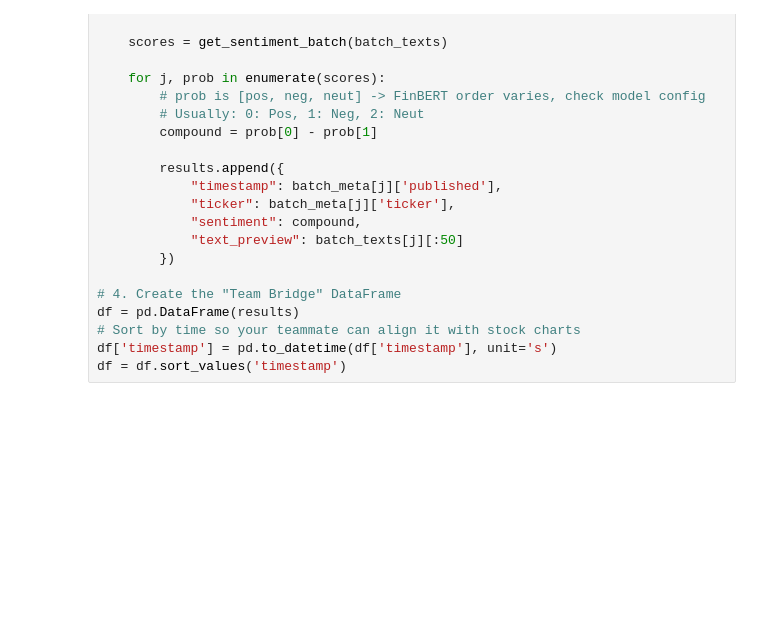
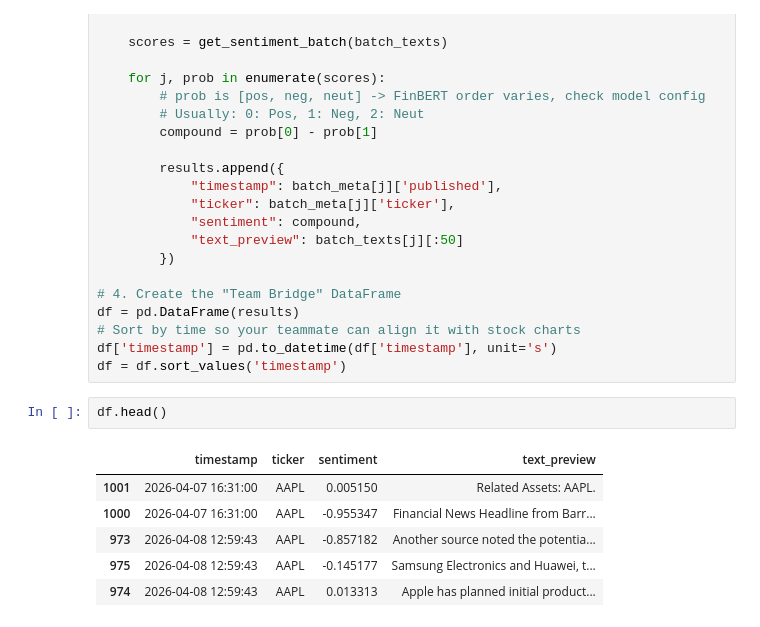
Before and after one commit to UtsNlpGroup/FinInsightAI, a Jupyter notebook: notebooks/sentiment.ipynb, the cells around one changed output. Saved outputs shown, nothing was run; the diff lists cells and outputs as text; blank space fills up the shorter version.

Commit message:
sentiment analysis

```diff
--- a/notebooks/sentiment.ipynb
+++ b/notebooks/sentiment.ipynb
@@ -595,3 +590,12 @@ df = pd.DataFrame(results)
 # Sort by time so your teammate can align it with stock charts
 df['timestamp'] = pd.to_datetime(df['timestamp'], unit='s')
 df = df.sort_values('timestamp')
+# %%
+df.head()
+# %% [output]
+|  | timestamp | ticker | sentiment | text_preview |
+| 1001 | 2026-04-07 16:31:00 | AAPL | 0.005150 | Related Assets: AAPL. |
+| 1000 | 2026-04-07 16:31:00 | AAPL | -0.955347 | Financial News Headline from Barr... |
+| 973 | 2026-04-08 12:59:43 | AAPL | -0.857182 | Another source noted the potentia... |
+| 975 | 2026-04-08 12:59:43 | AAPL | -0.145177 | Samsung Electronics and Huawei, t... |
+| 974 | 2026-04-08 12:59:43 | AAPL | 0.013313 | Apple has planned initial product... |
```
Also changed, not shown: parts of 14 cells of this notebook.
